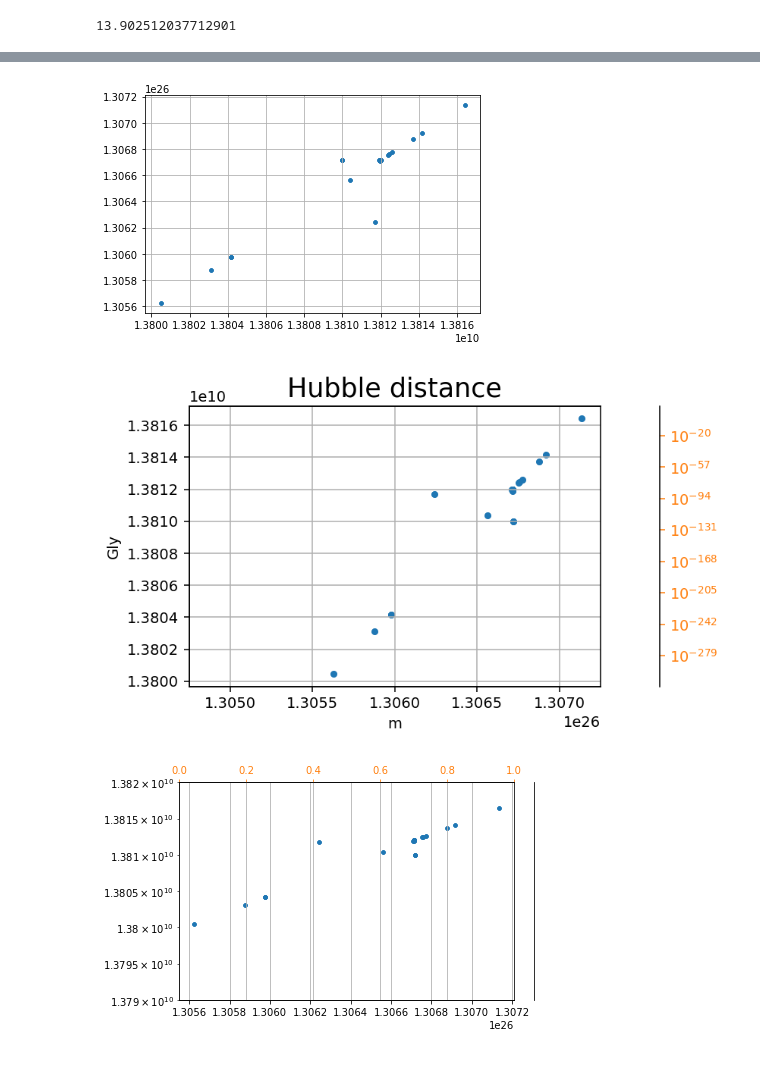
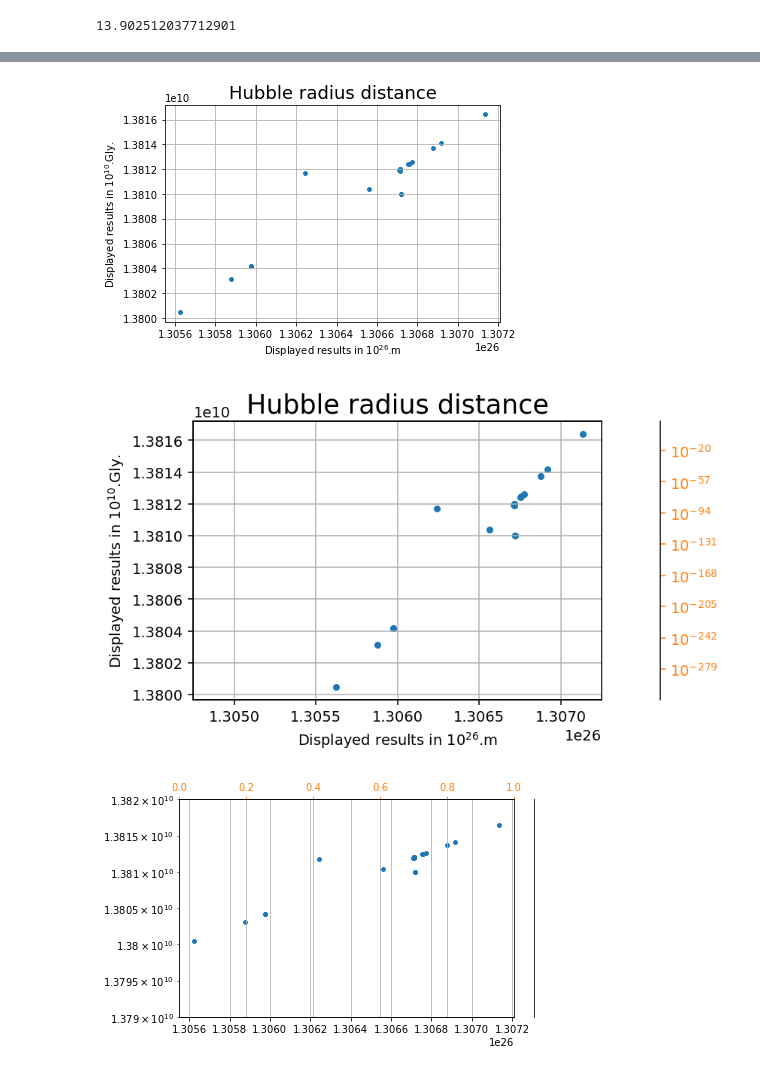
Before and after one commit to LaGuer/hubble-radius, a Jupyter notebook: hubble-radius.ipynb, the cells around one changed output, grey strips where cells are left out. Drawn from its saved outputs; the diff is of its cells as text; code cells hidden in the pictures.

```diff
--- a/hubble-radius.ipynb
+++ b/hubble-radius.ipynb
@@ -407,26 +456,19 @@ max    1.381641e+10  1.307134e+26
 # %%
 from mpl_toolkits.axes_grid1 import host_subplot
 import mpl_toolkits.axisartist as AA
 import matplotlib.pyplot as plt
 fig, ax = plt.subplots()
 #ax.set_xscale('linear', basex=2)
 #ax.set_yscale('linear', basey=2)
-ax.scatter(df.iloc[:,[2,2]], df.iloc[:,[3,3]], s=12 )
+ax.scatter(df.iloc[:,[3,3]], df.iloc[:,[2,2]], s=12 )
 ax.grid()
-#host = host_subplot(111, axes_class=AA.Axes)
-#par2 = host.twiny()
-#p3, = par2.plot([0, 10, 14], [0, 1.6, 83096], label="Velocity")
-#ax.set_xlim(13.795*10**9, 13.905*10**9)
-#par2.set_xlim(-0.5, 8)
-#par2.set_ylim(0, 10e99)
+plt.ylabel('Displayed results in $10^{10}$.Gly.')
+plt.xlabel('Displayed results in $10^{26}$.m')
+plt.title('Hubble radius distance', fontsize=18, color="black")
 
-#host.legend()
-#plt.colorbar(label='log$_{10}$(population)')
-#host.axis["bottom"].label.set_color(p1.get_color())
-#par2.axis["bottom"].label.set_color(p3.get_color())
 plt.show()
 # %% [output]
-[figure, old version]
+[figure, new version]
 # %%
 #colors = np.where(df.iloc[:,[2,3]] > 300, 'r', 'k')
 #df.iloc[:,[2,3]]
@@ -438,9 +480,9 @@ plt.scatter(df.iloc[:,[3,3]], df.iloc[:,[2,2]], s=12 )
 plt.grid()
 #plt.plot(df.iloc[:,[3,3]], df.iloc[:,[2,2]], '.')
 #plt.plot(df.iloc[:,[2,2]], df.iloc[:,[3,3]], lw=3)
-plt.ylabel('Gly')
-plt.xlabel('m')
-plt.title('Hubble distance', fontsize=18, color="black")
+plt.ylabel('Displayed results in $10^{10}$.Gly.')
+plt.xlabel('Displayed results in $10^{26}$.m')
+plt.title('Hubble radius distance', fontsize=18, color="black")
 ax3.set_xlabel(r"Result of g(5) and g(6) follow the law: $exp(2**(n/4))$", fontsize=6, color="blue")
 #plt.legend(loc=2) # upper left corner
 #plt.xlabel('Number of peculiar dimensions in the bosonic string theory: n = 4k+2')
@@ -473,7 +515,7 @@ ax3.set_xscale('log',basex=10)
 #y4 = [13.9e9, 1.316e26]
 #plt.plot(x4, y4, color="red", lw=1, linestyle=':', label=r"Slope ln2/4")
 # %% [output]
-[figure, old version]
+[figure, new version]
 # %%
 #x = np.arange(0.01, 32, 1)
 #k = np.arange(0, np.e**2, 1)
```
Also changed, not shown: parts of 20 cells of this notebook.
